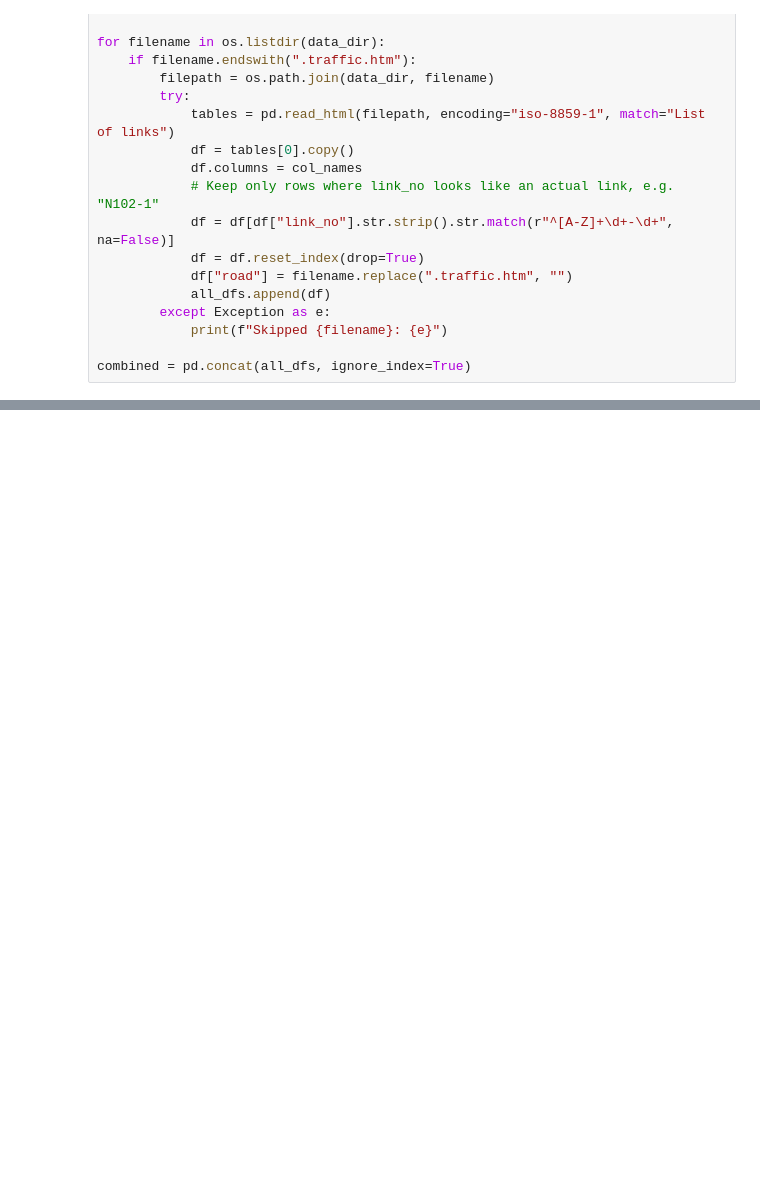
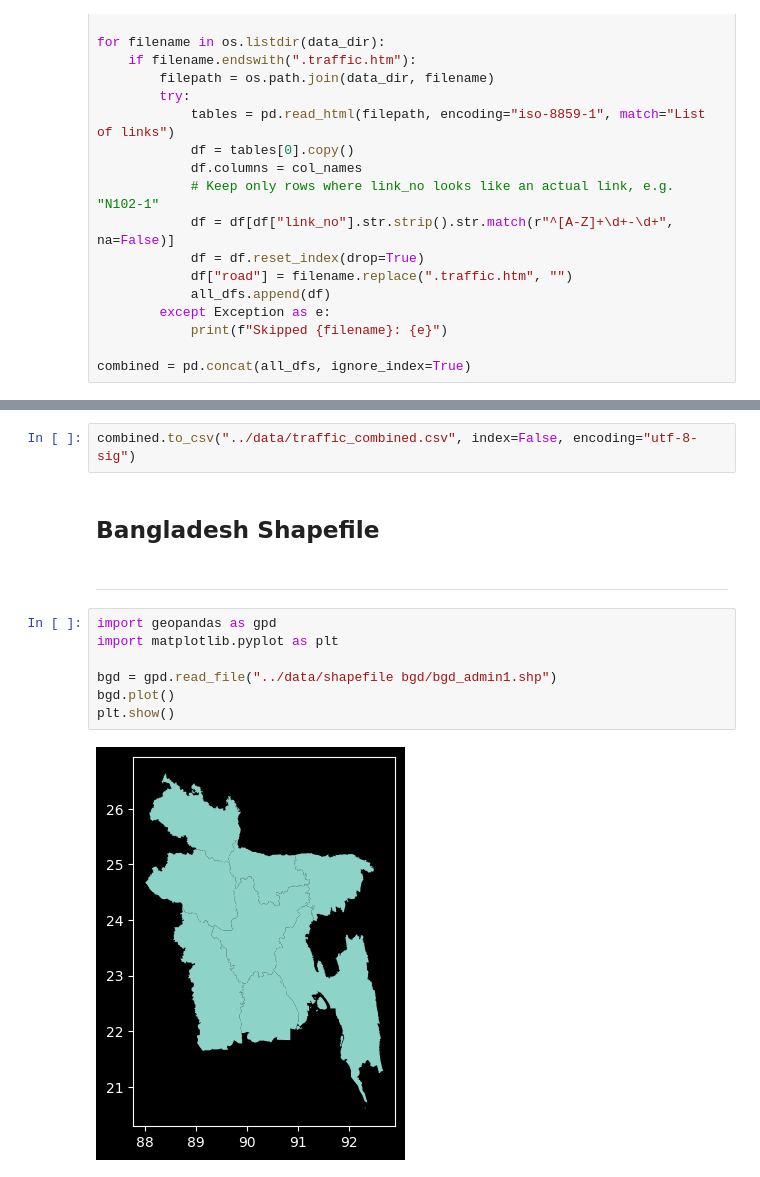
Before and after one commit to MeikeHR/EPA133a-G02-A4, a Jupyter notebook: EPA1352-G02-A4/notebook/Data Analysis.ipynb, the cells around one changed output, grey strips where cells are left out. Saved outputs shown, nothing was run; the diff lists cells and outputs as text; blank space fills up the shorter version.

```diff
--- a/EPA1352-G02-A4/notebook/Data Analysis.ipynb
+++ b/EPA1352-G02-A4/notebook/Data Analysis.ipynb
@@ -102,0 +116,15 @@ combined.to_csv("../data/traffic_combined.csv", index=False, encoding="utf-8-sig
+# %%
+combined.to_csv("../data/traffic_combined.csv", index=False, encoding="utf-8-sig")
+# %% [markdown]
+## Bangladesh Shapefile
+# %% [markdown]
+---
+# %%
+import geopandas as gpd
+import matplotlib.pyplot as plt
+
+bgd = gpd.read_file("../data/shapefile bgd/bgd_admin1.shp")
+bgd.plot()
+plt.show()
+# %% [output]
+[figure, added]
```
Also changed, not shown: parts of 1 cell of this notebook, 36 other files.
